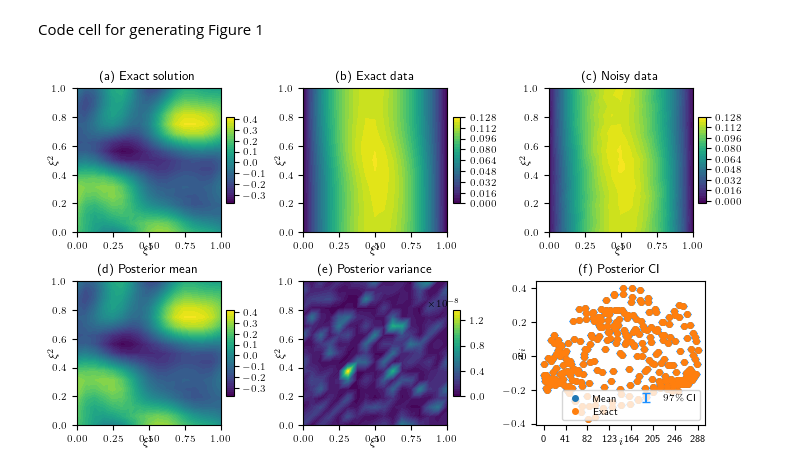
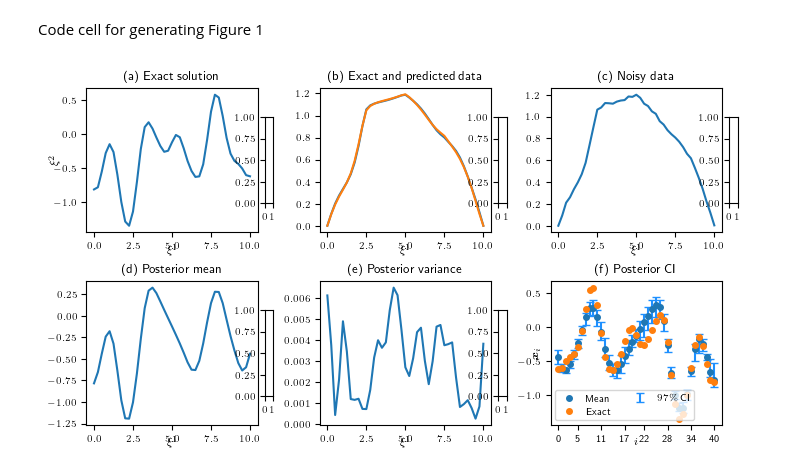
Before and after one commit to CUQI-DTU/Paper-Implicit, a Jupyter notebook: pde_myula/intro_example_Poisson.ipynb, the cells around one changed output. Cells and saved outputs as stored; diff of their text form; code cells hidden in the pictures.

```diff
--- a/pde_myula/intro_example_Poisson.ipynb
+++ b/pde_myula/intro_example_Poisson.ipynb
@@ -106,7 +136,7 @@ mesh = G_domain.mesh
 
 
 mean_sigma = np.zeros((H.dim(), 1)) #linearization point
-corrlength =  0.5
+corrlength =  0.2 * endpoint
 var_sigma = 0.05 ** 2   #prior variance
 
 smprior = SMPrior(mesh.coordinates()[d2v], corrlength, var_sigma, mean_sigma)#, covariancetype='Ornstein-Uhlenbeck')
@@ -115,6 +145,8 @@ smprior = SMPrior(mesh.coordinates()[d2v], corrlength, var_sigma, mean_sigma)#,
 sample = smprior.draw_samples(1)
 fun = dl.Function(H)
 fun.vector().set_local(sample)
+
 im = dl.plot(fun)
-plt.colorbar(im)
+if physical_dim == 2:
+    plt.colorbar(im)
 # %% [output]
@@ -130,5 +161,5 @@ plt.imshow(smprior.cov)
 # %%
-x = Gaussian(np.zeros(G_domain.par_dim), cov=12*smprior.cov, geometry=G_domain)
+x = Gaussian(np.zeros(G_domain.par_dim), cov=100*smprior.cov, geometry=G_domain)
 # %%
 # Set the random seed
 np.random.seed(3)
@@ -166,12 +198,18 @@ posterior = BP.posterior()
 #sampler = cuqi.sampler.NUTS(posterior, max_depth=4, x0=np.zeros(G_domain.par_dim)+.001)
 #sampler = cuqi.sampler.ULA(posterior, x0=np.zeros(G_domain.par_dim)+.001, scale=0.00000005)
 # np.zeros(G_domain.par_dim)+.001
+initial_point = np.zeros(G_domain.par_dim) # x_true.to_numpy()
+sampler = cuqi.experimental.mcmc.PCN(posterior, initial_point=initial_point, scale=0.05)#, max_depth=10, scale=0.005)
+Ns = 2500
+Nb = 600
+Nb_extra = 0
+_ = sampler.warmup(Nb)
+_ = sampler.sample(Ns)
 
-sampler = cuqi.experimental.mcmc.MH(posterior, initial_point=x_true.to_numpy(), scale=0.00005)
-_ = sampler.warmup(100)
-posterior_samples = sampler.get_samples()
 
 #posterior_samples = sampler.sample_adapt(100, Nb=10)
+# %%
+posterior_samples = sampler.get_samples().burnthin(Nb+Nb_extra)
 # %%
 sampler.scale
 # %% [output]
@@ -179,6 +217,8 @@ sampler.scale
 # %% [markdown]
 Code cell for generating Figure 1
 # %%
+
+
 import os
 from matplotlib import ticker
 import matplotlib.pyplot as plt
@@ -228,9 +268,11 @@ colors = ['C0', 'green', 'purple', 'k', 'gray']
 plt.sca(axs[0,0])
 im = x_true.plot(subplots=False)#, vmin=-0.2, vmax=0.5, mode='color')
 inset_axes = plt.gca().inset_axes([1.04, 0.2, 0.05, 0.6])
-fig.colorbar(im[0], ax=plt.gca(), cax=inset_axes)
-plt.gca().set_xlim(0, 1)
-plt.gca().set_ylim(0, 1)
+if physical_dim == 2:
+    fig.colorbar(im[0], ax=plt.gca(), cax=inset_axes)
+    plt.gca().set_ylim(0, 1)
+
+#plt.gca().set_xlim(0, 1)
 plt.gca().set_title('(a) Exact solution')
 plt.ylabel('$\\xi^2$')
 plt.gca().yaxis.labelpad = -5
@@ -241,20 +283,28 @@ plt.gca().xaxis.labelpad = -5
 plt.sca(axs[0,1])
 im = y_true.plot(subplots=False)
 inset_axes = plt.gca().inset_axes([1.04, 0.2, 0.05, 0.6])
-fig.colorbar(im[0], ax=plt.gca(), cax=inset_axes)
-plt.ylabel('$\\xi^2$')
-plt.gca().yaxis.labelpad = -5
+
+if physical_dim == 2:
+    fig.colorbar(im[0], ax=plt.gca(), cax=inset_axes)
+    plt.ylabel('$\\xi^2$')
+    plt.gca().yaxis.labelpad = -5
+    plt.gca().set_title('(b) Exact data')
+else:
+    samples_mean = cuqi.array.CUQIarray(posterior_samples.mean(), geometry=G_domain)
+    A(samples_mean).plot(subplots=False)
+    plt.gca().set_title('(b) Exact and predicted data')
 plt.xlabel('$\\xi^1$')
 plt.gca().xaxis.labelpad = -5
-plt.gca().set_title('(b) Exact data')
+
 
 # (c)
 plt.sca(axs[0,2])
 im = y_obs.plot(subplots=False)
 inset_axes = plt.gca().inset_axes([1.04, 0.2, 0.05, 0.6])
-fig.colorbar(im[0], ax=plt.gca(), cax=inset_axes)
-plt.ylabel('$\\xi^2$')
-plt.gca().yaxis.labelpad = -5
+if physical_dim == 2:
+    fig.colorbar(im[0], ax=plt.gca(), cax=inset_axes)
+    plt.ylabel('$\\xi^2$')
+    plt.gca().yaxis.labelpad = -5
 plt.xlabel('$\\xi^1$')
 plt.gca().xaxis.labelpad = -5
 plt.gca().set_title('(c) Noisy data')
@@ -264,11 +314,13 @@ plt.sca(axs[1,0])
 im = posterior_samples.plot_mean(
     subplots=False)#, vmin=-0.2, vmax=0.5, mode='color')
 inset_axes = plt.gca().inset_axes([1.04, 0.2, 0.05, 0.6])
-fig.colorbar(im[0], ax=plt.gca(), cax=inset_axes)
-plt.gca().set_xlim(0, 1)
-plt.gca().set_ylim(0, 1)
-plt.ylabel('$\\xi^2$')
-plt.gca().yaxis.labelpad = -5
+if physical_dim == 2:
+    fig.colorbar(im[0], ax=plt.gca(), cax=inset_axes)
+    plt.gca().set_ylim(0, 1)
+    plt.ylabel('$\\xi^2$')
+    plt.gca().yaxis.labelpad = -5
+
+#plt.gca().set_xlim(0, 1)
 plt.xlabel('$\\xi^1$')
 plt.gca().xaxis.labelpad = -5
 plt.gca().set_title('(d) Posterior mean')
@@ -277,38 +329,40 @@ plt.gca().set_title('(d) Posterior mean')
 plt.sca(axs[1,1])
 im = posterior_samples.funvals.vector.plot_variance(subplots=False)
 inset_axes = plt.gca().inset_axes([1.04, 0.2, 0.05, 0.6])
-cb = fig.colorbar(im[0], ax=plt.gca(), cax=inset_axes)
-cb.locator = ticker.MaxNLocator(nbins=4)
-plt.ylabel('$\\xi^2$')
-plt.gca().yaxis.labelpad = -5
+
+if physical_dim == 2:
+    cb = fig.colorbar(im[0], ax=plt.gca(), cax=inset_axes)
+    cb.locator = ticker.MaxNLocator(nbins=4)
+    plt.ylabel('$\\xi^2$')
+    plt.gca().yaxis.labelpad = -5
 plt.xlabel('$\\xi^1$')
 plt.gca().xaxis.labelpad = -5
 plt.gca().set_title('(e) Posterior variance')
 
 # (f)
 plt.sca(axs[1,2])
 lci = posterior_samples.plot_ci(
     97, exact=x_true, plot_par=True, markersize=SMALL_SIZE-3)
 lci[0].set_label("Mean")
 lci[1].set_label("Exact")
 lci[2].set_label("$97\\%$ CI")
 #plt.ylim(-5, 3)
 plt.legend(ncols=2)
 plt.ylabel(r'$\bm{x}_i$')
 plt.gca().yaxis.labelpad = -5
 plt.gca().yaxis.set_label_coords( -0.06, 0.5)
 plt.xlabel('$i$')
 plt.gca().xaxis.labelpad = -5
 plt.gca().set_title('(f) Posterior CI')
 n_ticks = 8
 num_var = posterior_samples.geometry.par_dim
 tick_ids = np.linspace(0, num_var-1, n_ticks, dtype=int)
 plt.xticks(tick_ids, tick_ids)
 
 # Save the figure
 plt.savefig(fig_file, bbox_inches='tight', pad_inches=0.01, dpi=1200)
 # %% [output]
-[figure, old version]
+[figure, new version]
 # %%
 posterior_samples.compute_ess()
 # %% [output]
```
Also changed, not shown: parts of 15 cells of this notebook.
